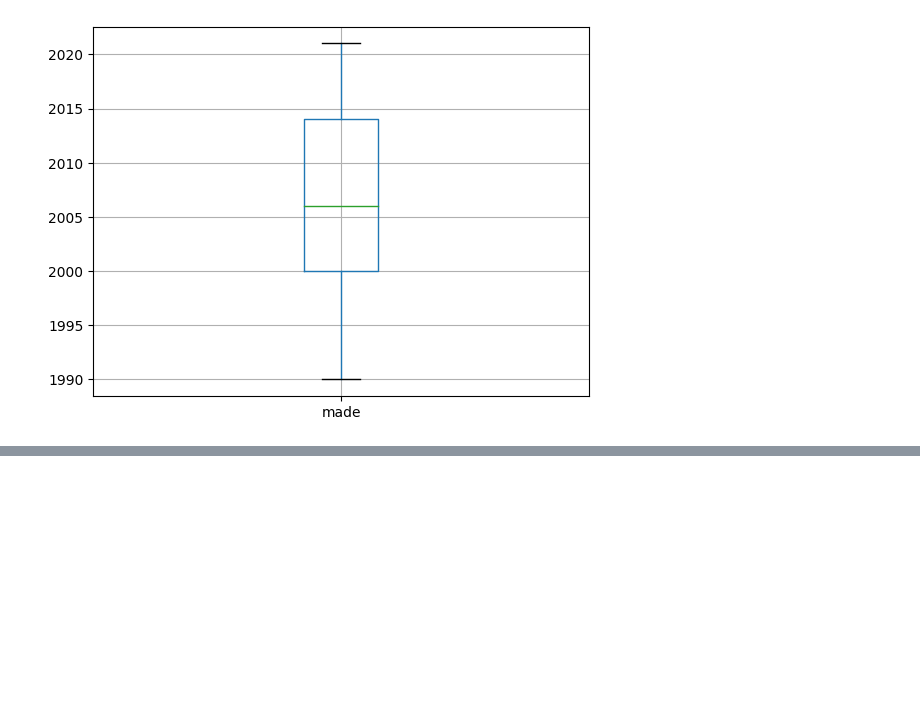
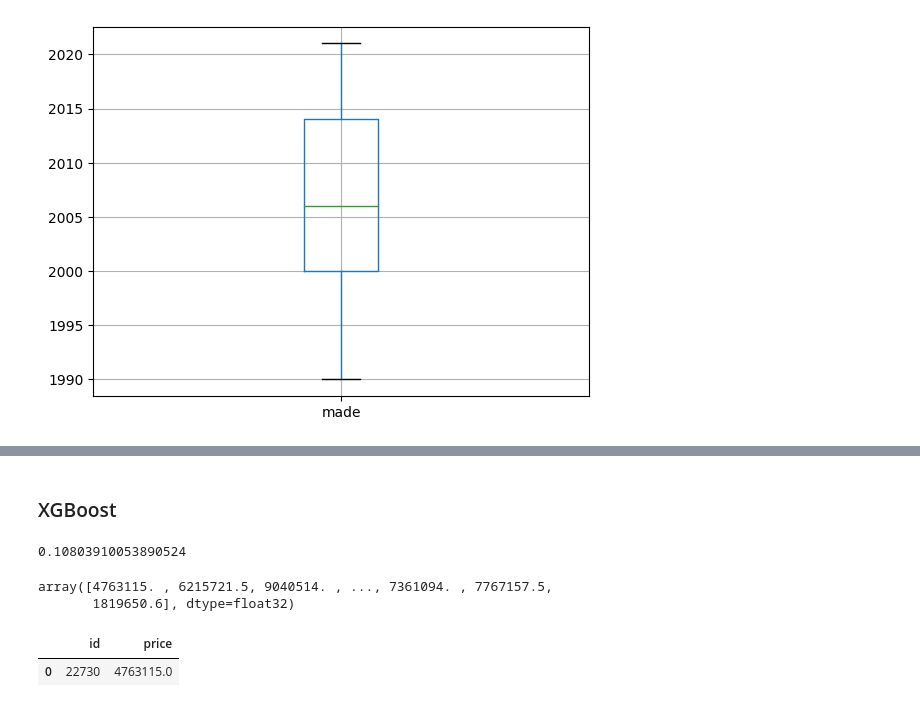
Before and after one commit to Tomateau/paris_housing_price, a Jupyter notebook: notebook.ipynb, the cells around one changed output, grey strips where cells are left out. Saved outputs shown, nothing was run; the diff lists cells and outputs as text; code cells hidden in the pictures; blank space fills up the shorter version.

```diff
--- a/notebook.ipynb
+++ b/notebook.ipynb
@@ -174,0 +314,11 @@ ValueError: setting an array element with a sequence.
+# %%
+if allow_grid_searching:
+    param_grid =  {'ridge__alpha': np.linspace(0.5,2,num=20)}
+    search_ridge = GridSearchCV(pipe_ridge, param_grid=param_grid,
+                              cv=5, n_jobs=-1, verbose=2, scoring=rmsle_neg)
+
+    search_ridge.fit(X, y);
+    print(search_ridge.best_params_)
+    search_ridge.best_score_
+# %% [markdown]
+### XGBoost
@@ -174,0 +327,20 @@ ValueError: setting an array element with a sequence.
+# %%
+model_xgb = XGBRegressor(max_depth=10, n_estimators=300, learning_rate=0.1)
+# %%
+pipe_xgb = make_pipeline(preproc, model_xgb)
+cross_val_score(pipe_xgb,X,y,cv=5,scoring=rmsle,n_jobs=-1).mean()
+# %% [output]
+0.10803910053890524
+# %%
+pipe_xgb.fit(X,y)
+y_pred= pipe_xgb.predict(X_test)
+y_pred
+# %% [output]
+array([4763115. , 6215721.5, 9040514. , ..., 7361094. , 7767157.5,
+       1819650.6], dtype=float32)
+# %%
+results = pd.concat([X_test_ids, pd.Series(y_pred, name="price")], axis=1)
+results.head(1)
+# %% [output]
+|  | id | price |
+| 0 | 22730 | 4763115.0 |
```
Also changed, not shown: parts of 28 cells of this notebook.
